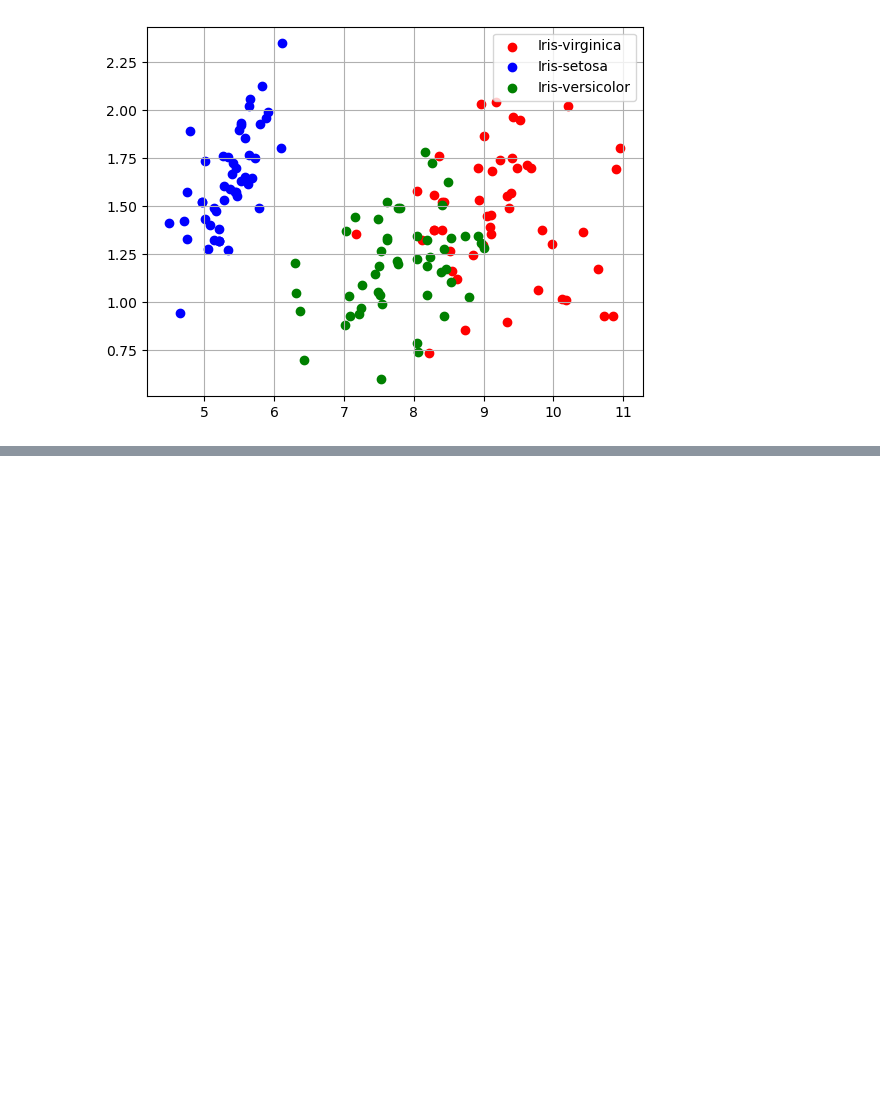
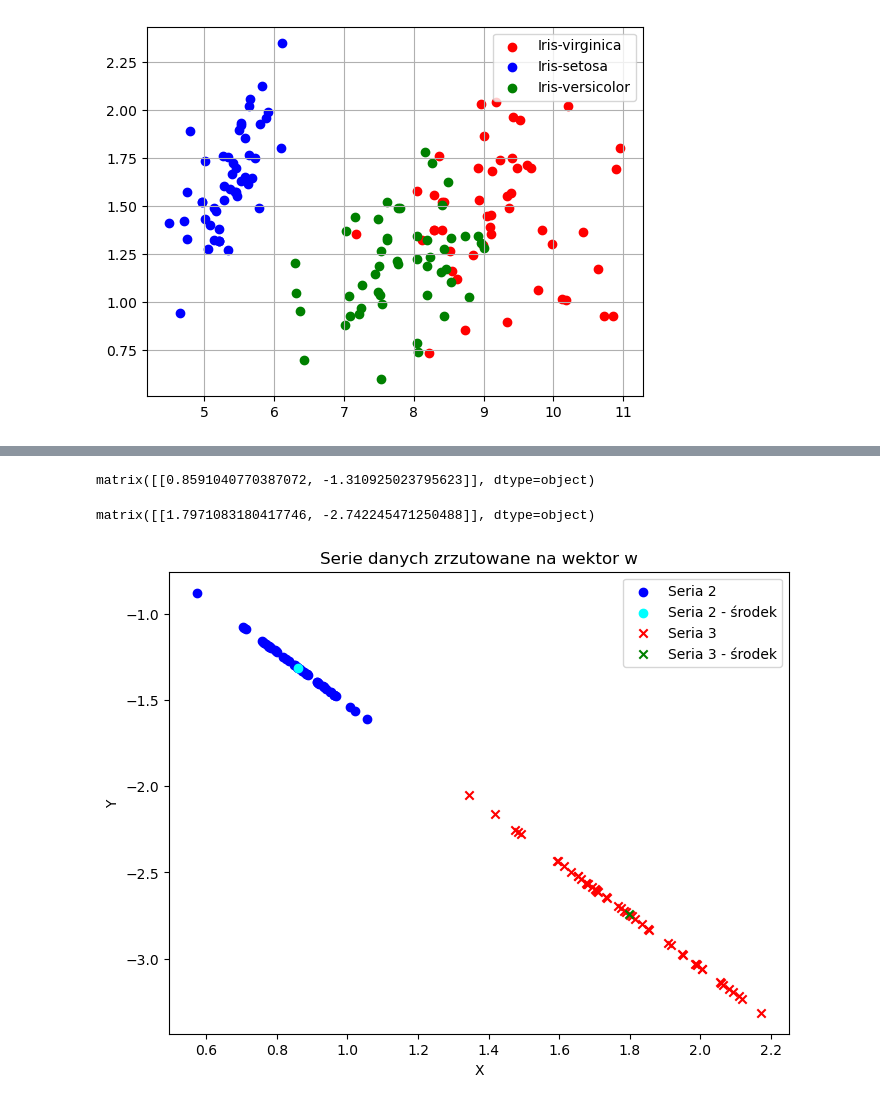
Before and after one commit to Funiek/eksploracja-danych, a Jupyter notebook: cw4/ed_cw4_krzysztof_funkowski.ipynb, the cells around one changed output, grey strips where cells are left out. Cells and saved outputs as stored; diff of their text form; code cells hidden in the pictures; blank space fills up the shorter version.

```diff
--- a/cw4/ed_cw4_krzysztof_funkowski.ipynb
+++ b/cw4/ed_cw4_krzysztof_funkowski.ipynb
@@ -263,0 +281,3 @@ plt.show()
+# %%
+s3_m_proj_w = s3_m * np.outer(w, w)
+s3_m_proj_w
@@ -263,0 +302,32 @@ plt.show()
+# %%
+s2_m_mean_proj_w = s2_m_mean * w * w.T
+s2_m_mean_proj_w
+# %% [output]
+matrix([[0.8591040770387072, -1.310925023795623]], dtype=object)
+# %%
+s3_m_mean_proj_w = s3_m_mean * w * w.T
+s3_m_mean_proj_w
+# %% [output]
+matrix([[1.7971083180417746, -2.742245471250488]], dtype=object)
+# %%
+s2_proj_w = np.asarray(s2_m_proj_w[:,[0,1]])
+s3_proj_w = np.asarray(s3_m_proj_w[:,[0,1]])
+# %%
+plt.figure(figsize=(8, 6))
+
+plt.scatter(s2_proj_w[:,[0]], s2_proj_w[:,[1]], label='Seria 2', color='blue', marker='o')
+plt.scatter(s2_m_mean_proj_w[0, 0], s2_m_mean_proj_w[0, 1], label='Seria 2 - średnia', color='cyan', marker='o')
+plt.scatter(s3_proj_w[:,[0]], s3_proj_w[:,[1]], label='Seria 3', color='red', marker='x')
+plt.scatter(s3_m_mean_proj_w[0, 0], s3_m_mean_proj_w[0, 1], label='Seria 3 - średnia', color='green', marker='x')
+
+plt.xlabel('X')
+plt.ylabel('Y')
+
+#plt.xlim(4, 10)
+#plt.ylim(-2, 4)
+
+plt.legend()
+plt.title('Serie danych zrzutowane na wektor w')
+plt.show()
+# %% [output]
+[figure, added]
```
Also changed, not shown: parts of 14 cells of this notebook.
